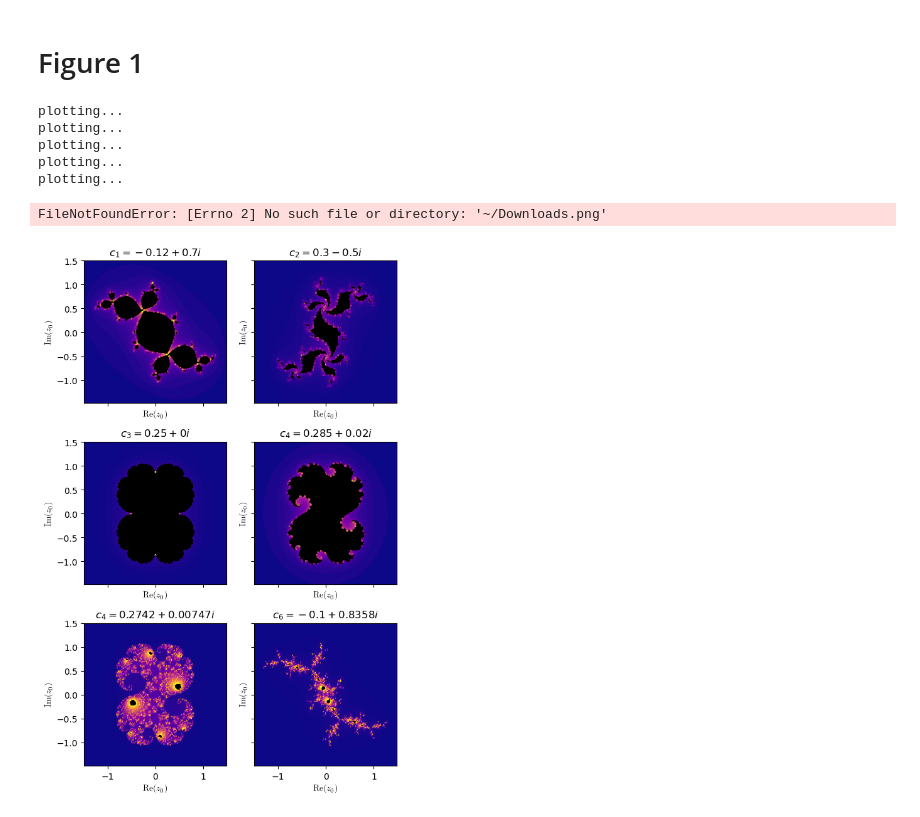
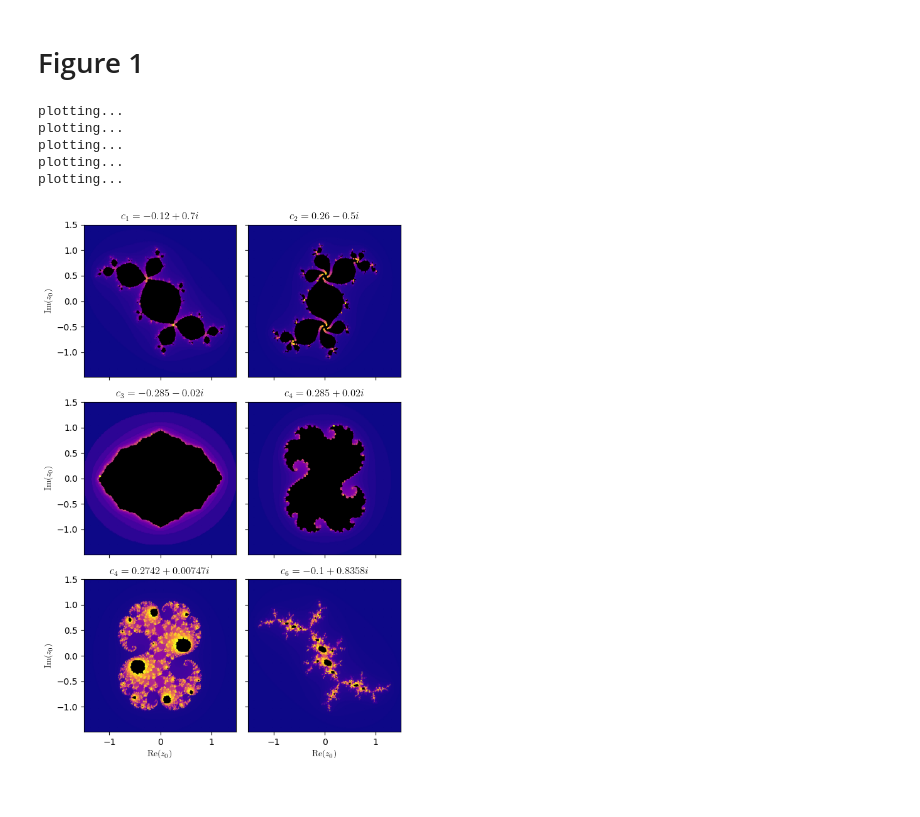
Before and after one commit to christopherwilson/HCov-Skills-Report--Julia-and-Mandelbrot, a Jupyter notebook: Mandelbrot.ipynb, the cells around one changed output. Saved outputs shown, nothing was run; the diff lists cells and outputs as text; code cells hidden in the pictures.

```diff
--- a/Mandelbrot.ipynb
+++ b/Mandelbrot.ipynb
@@ -302,111 +303,109 @@ Text(0.5, 1.0, '$c_6 = -0.1+0.8358i$')
 # %% [markdown]
 # Figure 1
 # %%
-n_points = 200
+n_points = 300
 
 fig, axs = plt.subplots(3, 2, figsize=(6, 9), sharex=True, sharey=True)
 
-_, out_julia = gen_julia(CC(-1.5,1.5), CC(1.5,-1.5), (n_points, n_points), CC(-0.12,0.7))
+_, out_julia_c1 = gen_julia(CC(-1.5,1.5), CC(1.5,-1.5), (n_points, n_points), CC(-0.12,0.7), N = 200)
 print("plotting...")
 axs[0][0].scatter(
-    out_julia[0],
-    out_julia[1],
-    c=out_julia[2],
+    out_julia_c1[0],
+    out_julia_c1[1],
+    c=out_julia_c1[2],
+    marker=",",
     s = 1,
     cmap= "plasma"
     )
 axs[0][0].set_aspect("equal")
 axs[0][0].set_facecolor("black")
 axs[0][0].margins(x=0, y=0)
-axs[0][0].set_xlabel("$\mathrm{Re}(z_0)$", usetex=True)
 axs[0][0].set_ylabel("$\mathrm{Im}(z_0)$", usetex=True)
-axs[0][0].set_title("$c_1 = -0.12+0.7i$")
+axs[0][0].set_title("$c_1 = -0.12+0.7i$", usetex = True)
 
-_, out_julia = gen_julia(CC(-1.5,1.5), CC(1.5,-1.5), (n_points, n_points), CC(0.3,-0.5))
+_, out_julia_c2 = gen_julia(CC(-1.5,1.5), CC(1.5,-1.5), (n_points, n_points), CC(0.26,-0.5), N = 200)
 print("plotting...")
 axs[0][1].scatter(
-    out_julia[0],
-    out_julia[1],
-    c=out_julia[2],
+    out_julia_c2[0],
+    out_julia_c2[1],
+    c=out_julia_c2[2],
+    marker = ",",
     s = 1,
     cmap= "plasma"
     )
 axs[0][1].set_aspect("equal")
 axs[0][1].set_facecolor("black")
 axs[0][1].margins(x=0, y=0)
-axs[0][1].set_xlabel("$\mathrm{Re}(z_0)$", usetex=True)
-axs[0][1].set_ylabel("$\mathrm{Im}(z_0)$", usetex=True)
-axs[0][1].set_title("$c_2 = 0.3-0.5i$")
+axs[0][1].set_title("$c_2 = 0.26-0.5i$", usetex = True)
 
-_, out_julia = gen_julia(CC(-1.5,1.5), CC(1.5,-1.5), (n_points, n_points), CC(0.25,0))
+_, out_julia = gen_julia(CC(-1.5,1.5), CC(1.5,-1.5), (n_points, n_points), CC(-0.285,-0.02), N = 200)
 print("plotting...")
 axs[1][0].scatter(
     out_julia[0],
     out_julia[1],
     c=out_julia[2],
+    marker=",",
     s = 1,
     cmap= "plasma"
     )
 axs[1][0].set_aspect("equal")
 axs[1][0].set_facecolor("black")
 axs[1][0].margins(x=0, y=0)
-axs[1][0].set_xlabel("$\mathrm{Re}(z_0)$", usetex=True)
 axs[1][0].set_ylabel("$\mathrm{Im}(z_0)$", usetex=True)
-axs[1][0].set_title("$c_3 = 0.25+0i$")
+axs[1][0].set_title("$c_3 = -0.285-0.02i$", usetex = True)
 
-_, out_julia = gen_julia(CC(-1.5,1.5), CC(1.5,-1.5), (n_points, n_points), CC(0.285,0.02))
+_, out_julia = gen_julia(CC(-1.5,1.5), CC(1.5,-1.5), (n_points, n_points), CC(0.285,0.02), N = 200)
 print("plotting...")
 axs[1][1].scatter(
     out_julia[0],
     out_julia[1],
     c=out_julia[2],
+    marker=",",
     s = 1,
     cmap= "plasma"
     )
 axs[1][1].set_aspect("equal")
 axs[1][1].set_facecolor("black")
 axs[1][1].margins(x=0, y=0)
-axs[1][1].set_xlabel("$\mathrm{Re}(z_0)$", usetex=True)
-axs[1][1].set_ylabel("$\mathrm{Im}(z_0)$", usetex=True)
-axs[1][1].set_title("$c_4 = 0.285+0.02i$")
+axs[1][1].set_title("$c_4 = 0.285+0.02i$", usetex = True)
 
-_, out_julia = gen_julia(CC(-1.5,1.5), CC(1.5,-1.5), (n_points, n_points), CC(0.2742,0.00747))
+_, out_julia = gen_julia(CC(-1.5,1.5), CC(1.5,-1.5), (n_points, n_points), CC(0.2742,0.00747), N = 200)
 print("plotting...")
 axs[2][0].scatter(
     out_julia[0],
     out_julia[1],
     c=out_julia[2],
+    marker=",",
     s = 1,
     cmap= "plasma"
     )
 axs[2][0].set_aspect("equal")
 axs[2][0].set_facecolor("black")
 axs[2][0].margins(x=0, y=0)
 axs[2][0].set_xlabel("$\mathrm{Re}(z_0)$", usetex=True)
 axs[2][0].set_ylabel("$\mathrm{Im}(z_0)$", usetex=True)
-axs[2][0].set_title("$c_4 = 0.2742+0.00747i$")
+axs[2][0].set_title("$c_4 = 0.2742+0.00747i$", usetex = True)
 
-_, out_julia = gen_julia(CC(-1.5,1.5), CC(1.5,-1.5), (n_points, n_points), CC(-0.1,0.8358))
+_, out_julia = gen_julia(CC(-1.5,1.5), CC(1.5,-1.5), (n_points, n_points), CC(-0.1,0.8358), N = 200)
 axs[2][1].scatter(
     out_julia[0],
     out_julia[1],
     c=out_julia[2],
+    marker=",",
     s = 1,
     cmap= "plasma"
     )
 axs[2][1].set_aspect("equal")
 axs[2][1].set_facecolor("black")
 axs[2][1].margins(x=0, y=0)
 axs[2][1].set_xlabel("$\mathrm{Re}(z_0)$", usetex=True)
-axs[2][1].set_ylabel("$\mathrm{Im}(z_0)$", usetex=True)
-axs[2][1].set_title("$c_6 = -0.1+0.8358i$")
+axs[2][1].set_title("$c_6 = -0.1+0.8358i$", usetex = True)
 fig.tight_layout()
 fig.savefig("Julia_Sets.png")
 # %% [output]
 plotting...
 plotting...
 plotting...
 plotting...
 plotting...
-FileNotFoundError: [Errno 2] No such file or directory: '~/Downloads.png'
-[figure, old version]
+[figure, new version]
```
Also changed, not shown: parts of 12 cells of this notebook, 4 other files.
